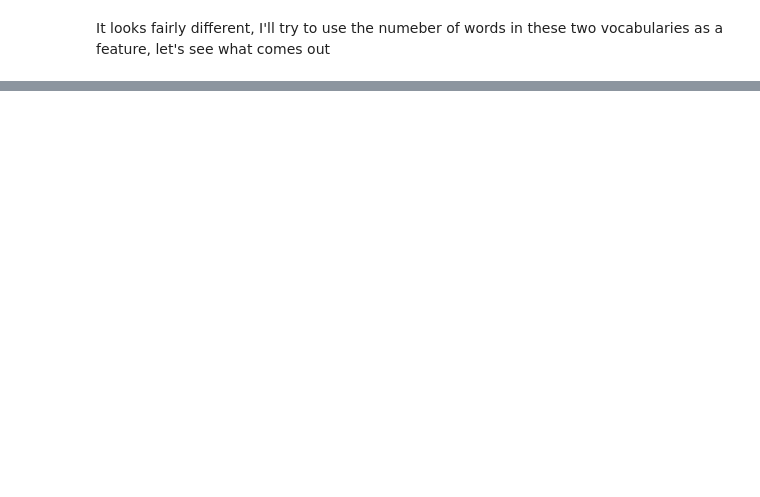
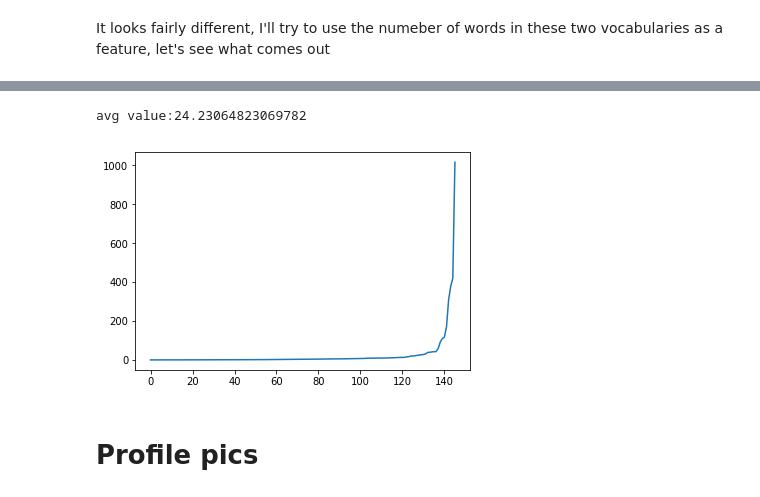
Before and after one commit to kmavon/dataswag, a Jupyter notebook: Dataset_Exploration/Classification features.ipynb, the cells around one changed output, grey strips where cells are left out. Cells and saved outputs as stored; diff of their text form; code cells hidden in the pictures; blank space fills up the shorter version.

```diff
--- a/Dataset_Exploration/Classification features.ipynb
+++ b/Dataset_Exploration/Classification features.ipynb
@@ -476,0 +515,10 @@ It looks fairly different, I'll try to use the numeber of words in these two voc
+# %%
+plt.figure()
+ys = np.sort(others_account_data['ff_ratio'].as_matrix())
+plt.plot(ys)
+print('avg value:' + str(np.mean(ys)))
+# %% [output]
+avg value:24.23064823069782
+[figure, added]
+# %% [markdown]
+# Profile pics
```
Also changed, not shown: parts of 36 cells of this notebook, 30 other files.
